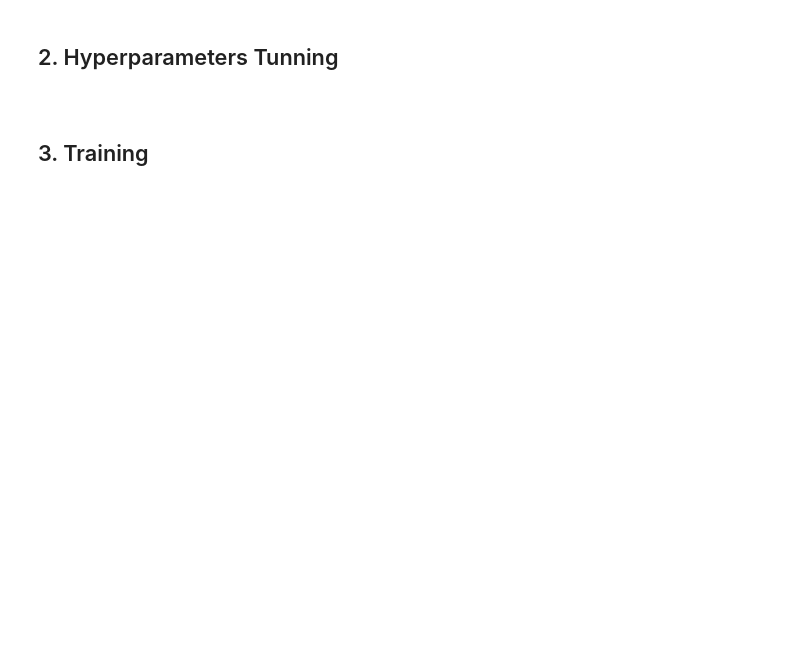
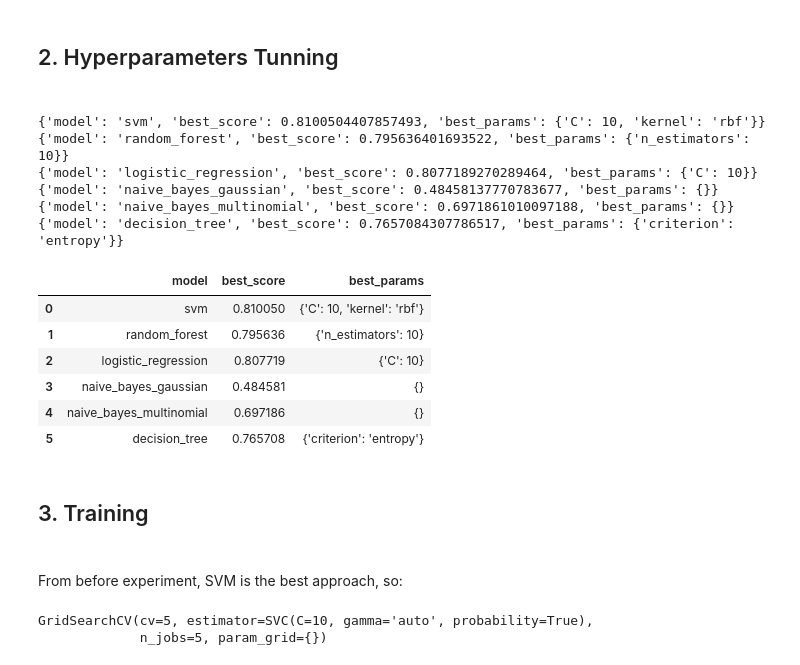
Before and after one commit to dpalominop/MeLiChallenge, a Jupyter notebook: 3.training.ipynb, the cells around one changed output. Cells and saved outputs as stored; diff of their text form; code cells hidden in the pictures; blank space fills up the shorter version.

```diff
--- a/3.training.ipynb
+++ b/3.training.ipynb
@@ -75,8 +92,8 @@ model_params = {
     'svm': {
         'model': svm.SVC(gamma='auto'),
         'params' : {
-            'C': [1,10,20],
-            'kernel': ['rbf','linear']
+            'C': [1,10],
+            'kernel': ['rbf']
         }
     },
     'random_forest': {
@@ -110,22 +127,46 @@ model_params = {
 # %%
 scores = []
 
 for model_name, mp in model_params.items():
-    clf =  GridSearchCV(mp['model'], mp['params'], n_jobs=9, cv=5, return_train_score=False)
+    clf =  GridSearchCV(mp['model'], mp['params'], n_jobs=5, cv=5, return_train_score=False)
     clf.fit(X, y)
     scores.append({
+        'model': model_name,
+        'best_score': clf.best_score_,
+        'best_params': clf.best_params_
+    })
+    print({
         'model': model_name,
         'best_score': clf.best_score_,
         'best_params': clf.best_params_
     })
 
 results_df = pd.DataFrame(scores, columns=['model','best_score','best_params'])
 results_df
+# %% [output]
+{'model': 'svm', 'best_score': 0.8100504407857493, 'best_params': {'C': 10, 'kernel': 'rbf'}}
+{'model': 'random_forest', 'best_score': 0.795636401693522, 'best_params': {'n_estimators': 10}}
+{'model': 'logistic_regression', 'best_score': 0.8077189270289464, 'best_params': {'C': 10}}
+{'model': 'naive_bayes_gaussian', 'best_score': 0.48458137770783677, 'best_params': {}}
+{'model': 'naive_bayes_multinomial', 'best_score': 0.6971861010097188, 'best_params': {}}
+{'model': 'decision_tree', 'best_score': 0.7657084307786517, 'best_params': {'criterion': 'entropy'}}
+|  | model | best_score | best_params |
+| 0 | svm | 0.810050 | {'C': 10, 'kernel': 'rbf'} |
+| 1 | random_forest | 0.795636 | {'n_estimators': 10} |
+| 2 | logistic_regression | 0.807719 | {'C': 10} |
+| 3 | naive_bayes_gaussian | 0.484581 | {} |
+| 4 | naive_bayes_multinomial | 0.697186 | {} |
+| 5 | decision_tree | 0.765708 | {'criterion': 'entropy'} |
 # %% [markdown]
 <h2> 3. Training<h2/>
+# %% [markdown]
+From before experiment, SVM is the best approach, so:
 # %%
-clf =
-clf.fit(X,y)
+clf =  GridSearchCV(svm.SVC(gamma='auto', C=10, kernel="rbf", probability=True), {}, n_jobs=5, cv=5, return_train_score=False)
+clf.fit(X, y)
+# %% [output]
+GridSearchCV(cv=5, estimator=SVC(C=10, gamma='auto', probability=True),
+             n_jobs=5, param_grid={})
 # %%
 from joblib import dump, load
 dump(clf, 'models/best_model.joblib')
```
Also changed, not shown: parts of 7 cells of this notebook, 6 other files.
